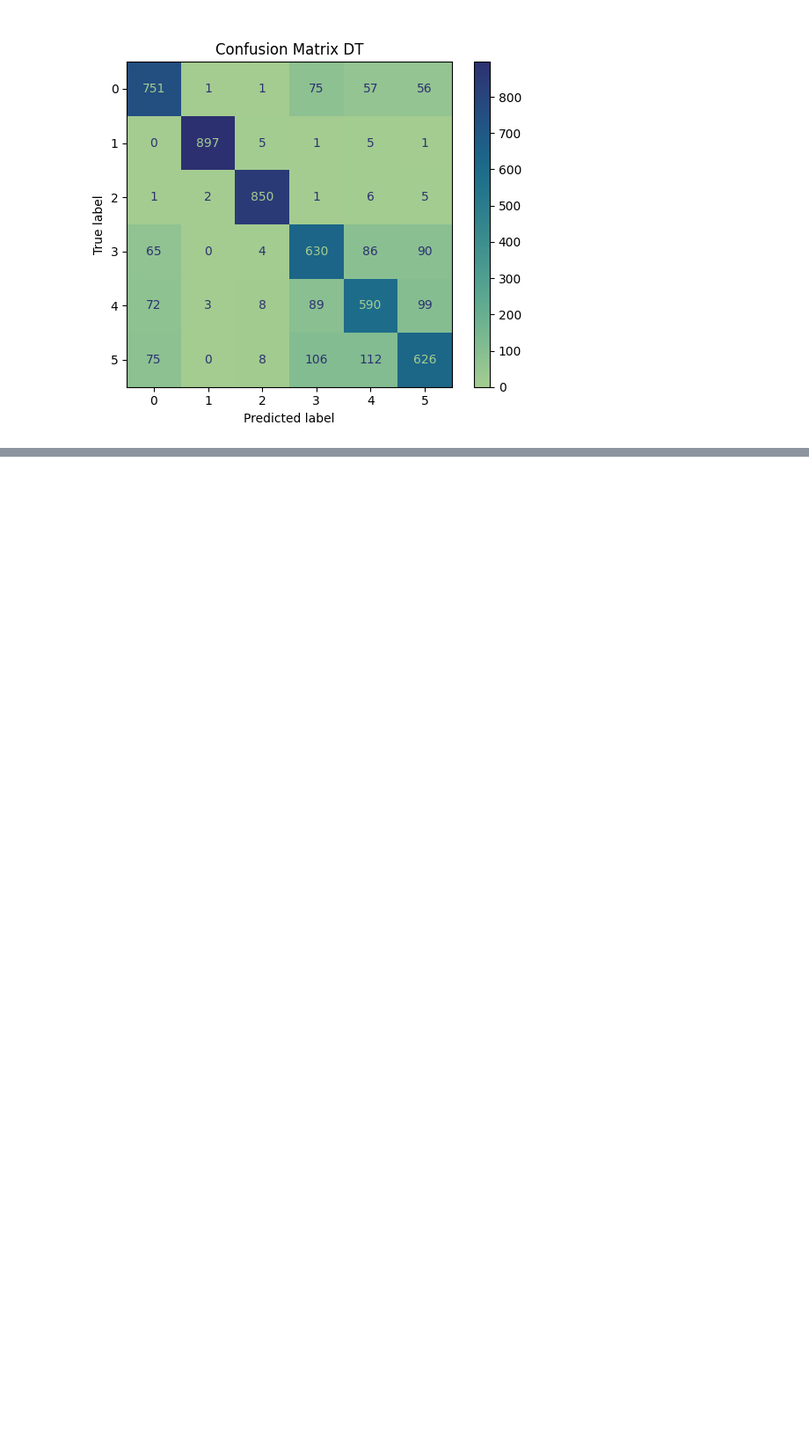
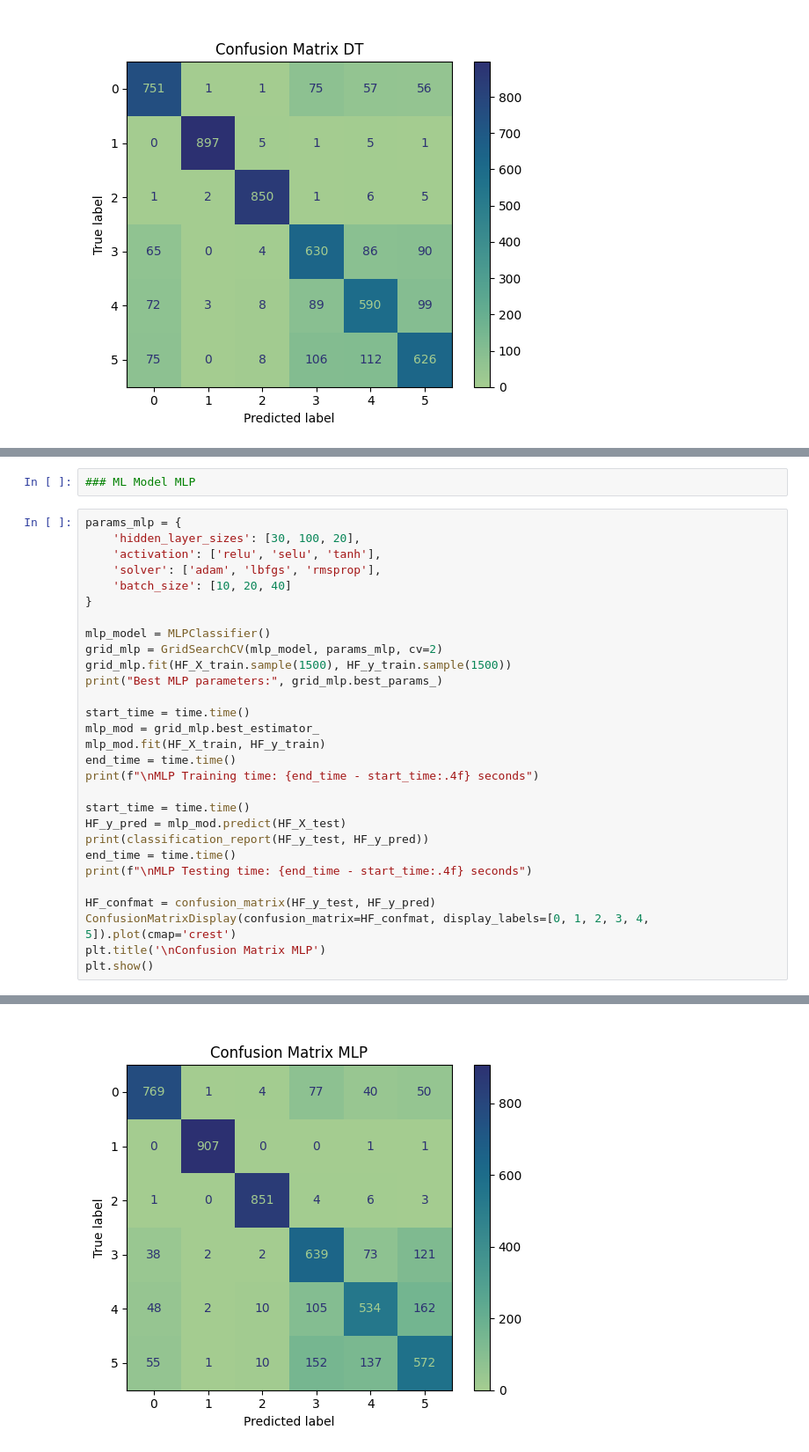
Before and after one commit to Krish1926/Human-Activity-Detection, a Jupyter notebook: Human_Activity_Detection_Final_Code.ipynb, the cells around one changed output, grey strips where cells are left out. Shown: that part at 88% size. Drawn from its saved outputs; the diff is of its cells as text; blank space fills up the shorter version.

```diff
--- a/Human_Activity_Detection_Final_Code.ipynb
+++ b/Human_Activity_Detection_Final_Code.ipynb
@@ -478,0 +581,32 @@ DT Testing time: 0.0128 seconds
+# %%
+### ML Model MLP
+# %%
+params_mlp = {
+    'hidden_layer_sizes': [30, 100, 20],
+    'activation': ['relu', 'selu', 'tanh'],
+    'solver': ['adam', 'lbfgs', 'rmsprop'],
+    'batch_size': [10, 20, 40]
+}
+
+mlp_model = MLPClassifier()
+grid_mlp = GridSearchCV(mlp_model, params_mlp, cv=2)
+grid_mlp.fit(HF_X_train.sample(1500), HF_y_train.sample(1500))
+print("Best MLP parameters:", grid_mlp.best_params_)
+
+start_time = time.time()
+mlp_mod = grid_mlp.best_estimator_
+mlp_mod.fit(HF_X_train, HF_y_train)
+end_time = time.time()
+print(f"\nMLP Training time: {end_time - start_time:.4f} seconds")
+
+start_time = time.time()
+HF_y_pred = mlp_mod.predict(HF_X_test)
+print(classification_report(HF_y_test, HF_y_pred))
+end_time = time.time()
+print(f"\nMLP Testing time: {end_time - start_time:.4f} seconds")
+
+HF_confmat = confusion_matrix(HF_y_test, HF_y_pred)
+ConfusionMatrixDisplay(confusion_matrix=HF_confmat, display_labels=[0, 1, 2, 3, 4, 5]).plot(cmap='crest')
+plt.title('\nConfusion Matrix MLP')
+plt.show()
+# %% [output]
@@ -478,0 +631 @@ DT Testing time: 0.0128 seconds
+[figure, added]
```
Also changed, not shown: parts of 5 cells of this notebook.
